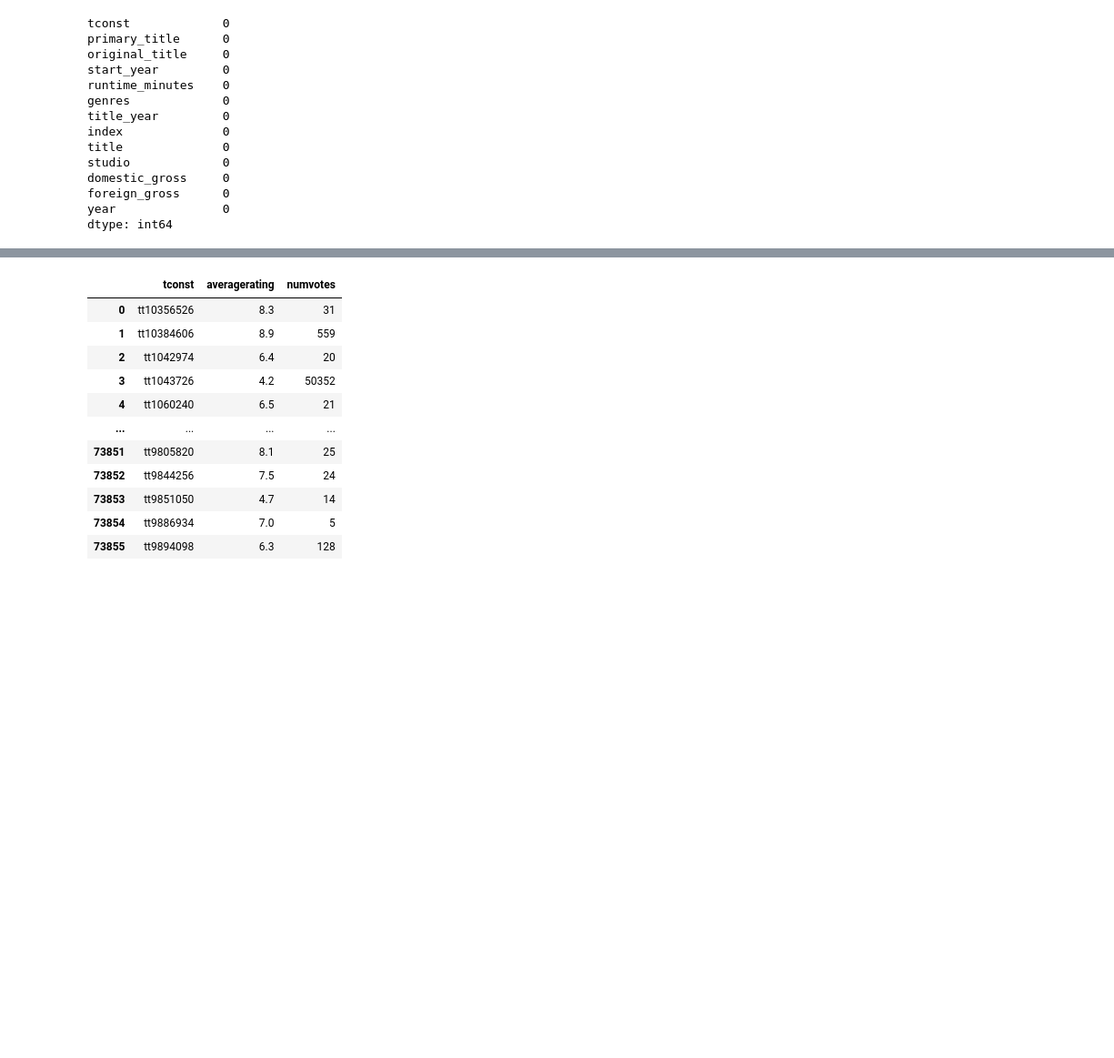
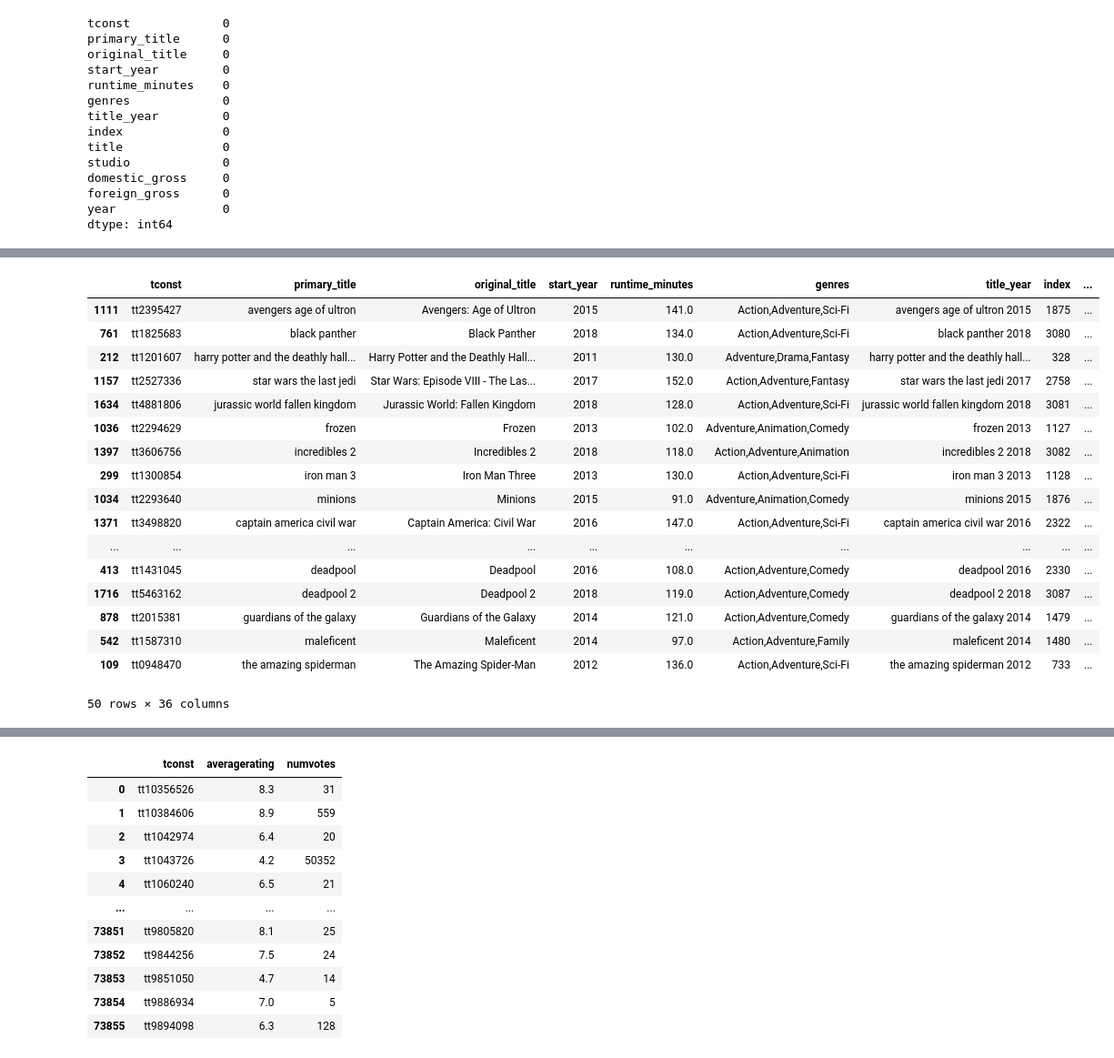
Before and after one commit to danielhlee4/MovieDataAnalysis, a Jupyter notebook: Analysis.ipynb, the cells around one changed output, grey strips where cells are left out. Shown at 91% size. Cells and saved outputs as stored; diff of their text form; code cells hidden in the pictures; blank space fills up the shorter version.

Commit message:
start Q1

```diff
--- a/Analysis.ipynb
+++ b/Analysis.ipynb
@@ -382,3 +382,9 @@ domestic_gross     0
 foreign_gross      0
 year               0
 dtype: int64
+# %%
+total_gross = []
+for row in bom_imdb.index:
+    total_gross.append(bom_imdb['domestic_gross'][row] + bom_imdb['foreign_gross'][row])
+bom_imdb['total_gross'] = total_gross
+bom_imdb['total_gross']
@@ -384,0 +427,10 @@ dtype: int64
+# %%
+# retrieving unique genres list
+unique_genres_list = []
+for genre_details in bom_imdb['genres']:
+    genres_list = genre_details.split(",")
+    for genre in genres_list:
+        unique_genres_list.append(genre)
+
+unique_genres_list = sorted(list(set(unique_genres_list)))
+unique_genres_list
@@ -384,0 +455,5 @@ dtype: int64
+# %%
+# creating and populating genre columns
+for genre in unique_genres_list:
+    bom_imdb[genre] = bom_imdb['genres'].apply(lambda x: genre in x).astype('int')
+bom_imdb.head()
@@ -384,0 +473,21 @@ dtype: int64
+# %%
+bom_imdb.sort_values(by=['total_gross'], ascending = False).head(50)
+# %% [output]
+|  | tconst | primary_title | original_title | start_year | runtime_minutes | genres | title_year | index | ... |
+| 1111 | tt2395427 | avengers age of ultron | Avengers: Age of Ultron | 2015 | 141.0 | Action,Adventure,Sci-Fi | avengers age of ultron 2015 | 1875 | ... |
+| 761 | tt1825683 | black panther | Black Panther | 2018 | 134.0 | Action,Adventure,Sci-Fi | black panther 2018 | 3080 | ... |
+| 212 | tt1201607 | harry potter and the deathly hall... | Harry Potter and the Deathly Hall... | 2011 | 130.0 | Adventure,Drama,Fantasy | harry potter and the deathly hall... | 328 | ... |
+| 1157 | tt2527336 | star wars the last jedi | Star Wars: Episode VIII - The Las... | 2017 | 152.0 | Action,Adventure,Fantasy | star wars the last jedi 2017 | 2758 | ... |
+| 1634 | tt4881806 | jurassic world fallen kingdom | Jurassic World: Fallen Kingdom | 2018 | 128.0 | Action,Adventure,Sci-Fi | jurassic world fallen kingdom 2018 | 3081 | ... |
+| 1036 | tt2294629 | frozen | Frozen | 2013 | 102.0 | Adventure,Animation,Comedy | frozen 2013 | 1127 | ... |
+| 1397 | tt3606756 | incredibles 2 | Incredibles 2 | 2018 | 118.0 | Action,Adventure,Animation | incredibles 2 2018 | 3082 | ... |
+| 299 | tt1300854 | iron man 3 | Iron Man Three | 2013 | 130.0 | Action,Adventure,Sci-Fi | iron man 3 2013 | 1128 | ... |
+| 1034 | tt2293640 | minions | Minions | 2015 | 91.0 | Adventure,Animation,Comedy | minions 2015 | 1876 | ... |
+| 1371 | tt3498820 | captain america civil war | Captain America: Civil War | 2016 | 147.0 | Action,Adventure,Sci-Fi | captain america civil war 2016 | 2322 | ... |
+| ... | ... | ... | ... | ... | ... | ... | ... | ... | ... |
+| 413 | tt1431045 | deadpool | Deadpool | 2016 | 108.0 | Action,Adventure,Comedy | deadpool 2016 | 2330 | ... |
+| 1716 | tt5463162 | deadpool 2 | Deadpool 2 | 2018 | 119.0 | Action,Adventure,Comedy | deadpool 2 2018 | 3087 | ... |
+| 878 | tt2015381 | guardians of the galaxy | Guardians of the Galaxy | 2014 | 121.0 | Action,Adventure,Comedy | guardians of the galaxy 2014 | 1479 | ... |
+| 542 | tt1587310 | maleficent | Maleficent | 2014 | 97.0 | Action,Adventure,Family | maleficent 2014 | 1480 | ... |
+| 109 | tt0948470 | the amazing spiderman | The Amazing Spider-Man | 2012 | 136.0 | Action,Adventure,Sci-Fi | the amazing spiderman 2012 | 733 | ... |
+50 rows × 36 columns
```
Also changed, not shown: parts of 6 cells of this notebook.
